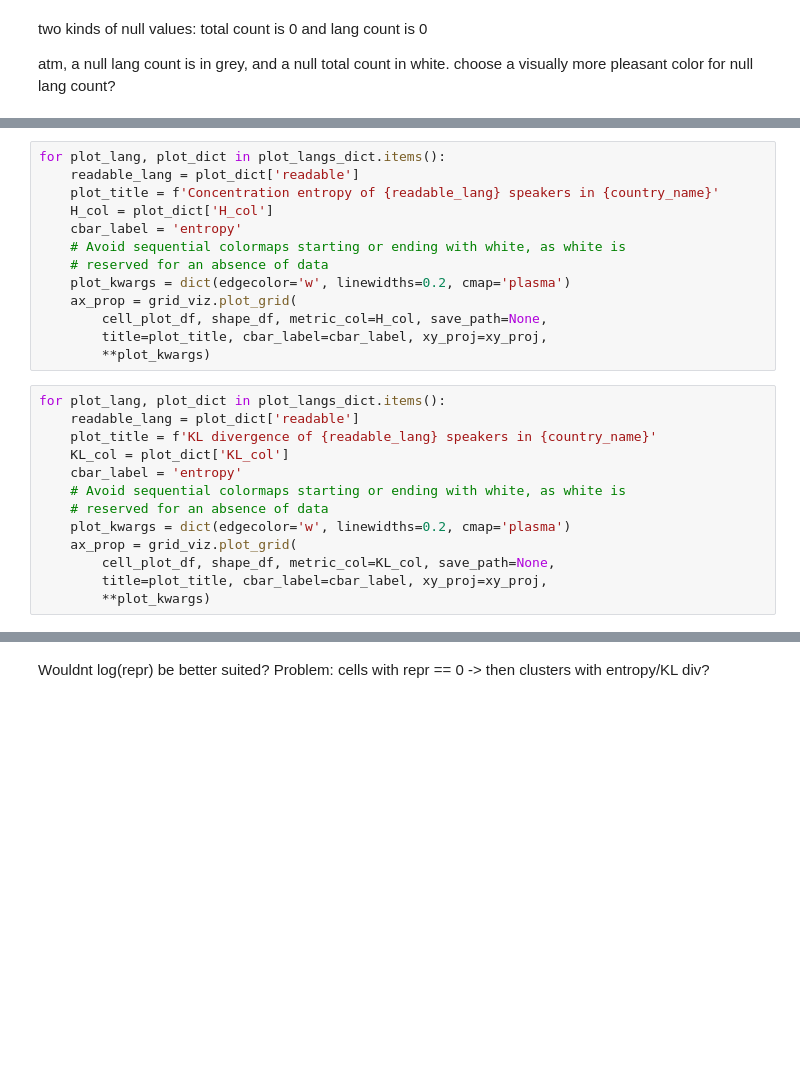
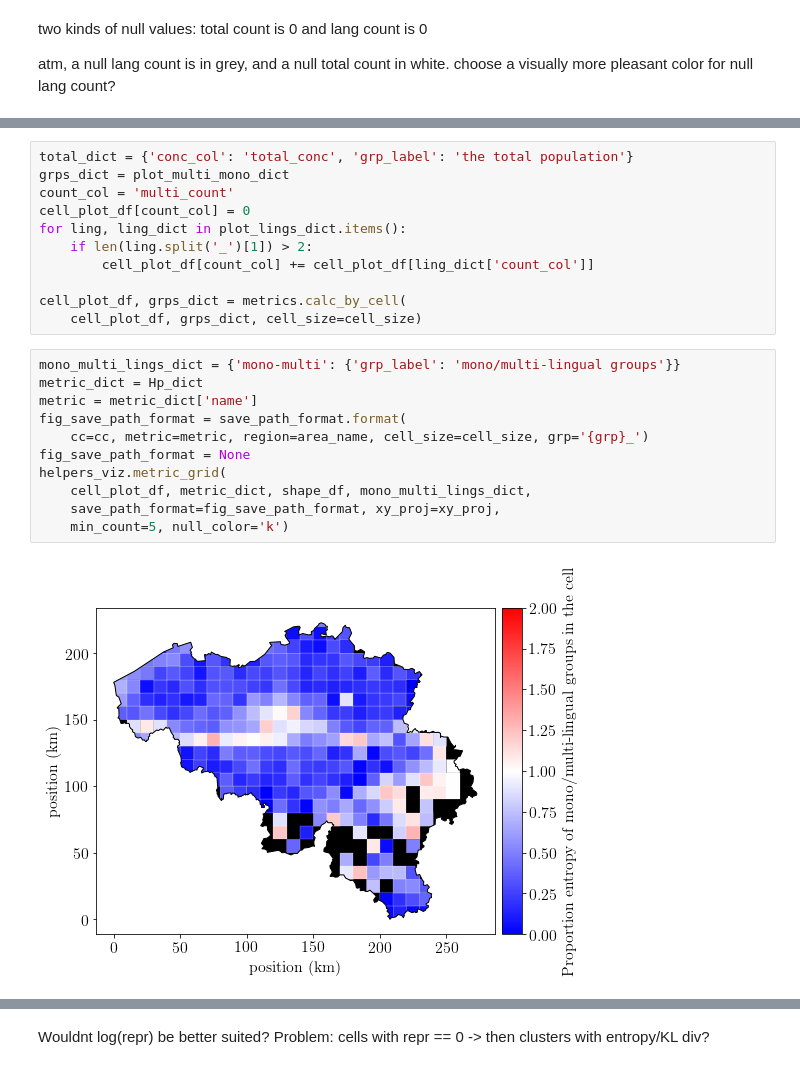
Before and after one commit to TLouf/multiling-twitter, a Jupyter notebook: notebooks/1.2.mixing_metrics_tests.ipynb, the cells around one changed output, grey strips where cells are left out. Drawn from its saved outputs; the diff is of its cells as text; blank space fills up the shorter version.

Commit message:
Added spatial entropy fix, EMD, chi square and other fixes

```diff
--- a/notebooks/1.2.mixing_metrics_tests.ipynb
+++ b/notebooks/1.2.mixing_metrics_tests.ipynb
@@ -597,28 +159,26 @@ ax = helpers_viz.repr_grid(
-# %%
-for plot_lang, plot_dict in plot_langs_dict.items():
-    readable_lang = plot_dict['readable']
-    plot_title = f'Concentration entropy of {readable_lang} speakers in {country_name}'
-    H_col = plot_dict['H_col']
-    cbar_label = 'entropy'
-    # Avoid sequential colormaps starting or ending with white, as white is
-    # reserved for an absence of data
-    plot_kwargs = dict(edgecolor='w', linewidths=0.2, cmap='plasma')
-    ax_prop = grid_viz.plot_grid(
-        cell_plot_df, shape_df, metric_col=H_col, save_path=None,
-        title=plot_title, cbar_label=cbar_label, xy_proj=xy_proj,
-        **plot_kwargs)
-# %%
-for plot_lang, plot_dict in plot_langs_dict.items():
-    readable_lang = plot_dict['readable']
-    plot_title = f'KL divergence of {readable_lang} speakers in {country_name}'
-    KL_col = plot_dict['KL_col']
-    cbar_label = 'entropy'
-    # Avoid sequential colormaps starting or ending with white, as white is
-    # reserved for an absence of data
-    plot_kwargs = dict(edgecolor='w', linewidths=0.2, cmap='plasma')
-    ax_prop = grid_viz.plot_grid(
-        cell_plot_df, shape_df, metric_col=KL_col, save_path=None,
-        title=plot_title, cbar_label=cbar_label, xy_proj=xy_proj,
-        **plot_kwargs)
+# %%
+total_dict = {'conc_col': 'total_conc', 'grp_label': 'the total population'}
+grps_dict = plot_multi_mono_dict
+count_col = 'multi_count'
+cell_plot_df[count_col] = 0
+for ling, ling_dict in plot_lings_dict.items():
+    if len(ling.split('_')[1]) > 2:
+        cell_plot_df[count_col] += cell_plot_df[ling_dict['count_col']]
+
+cell_plot_df, grps_dict = metrics.calc_by_cell(
+    cell_plot_df, grps_dict, cell_size=cell_size)
+# %%
+mono_multi_lings_dict = {'mono-multi': {'grp_label': 'mono/multi-lingual groups'}}
+metric_dict = Hp_dict
+metric = metric_dict['name']
+fig_save_path_format = save_path_format.format(
+    cc=cc, metric=metric, region=area_name, cell_size=cell_size, grp='{grp}_')
+fig_save_path_format = None
+helpers_viz.metric_grid(
+    cell_plot_df, metric_dict, shape_df, mono_multi_lings_dict,
+    save_path_format=fig_save_path_format, xy_proj=xy_proj,
+    min_count=5, null_color='k')
+# %% [output]
+[figure, added]
 # %%
 grps_dict = plot_langs_dict
```
Also changed, not shown: parts of 156 cells of this notebook, 4 other files.
